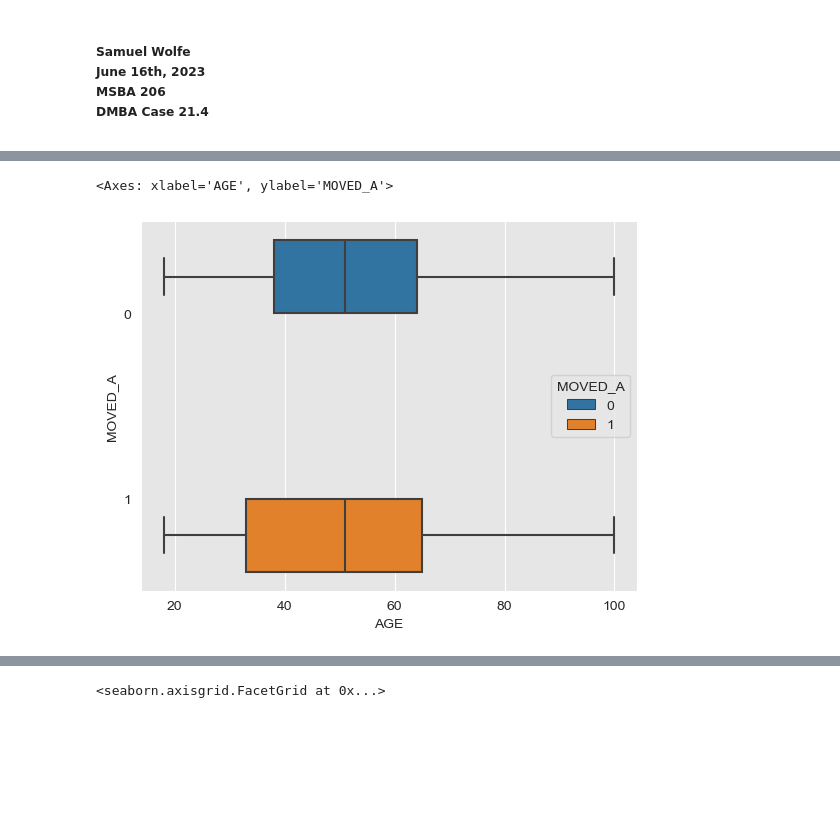
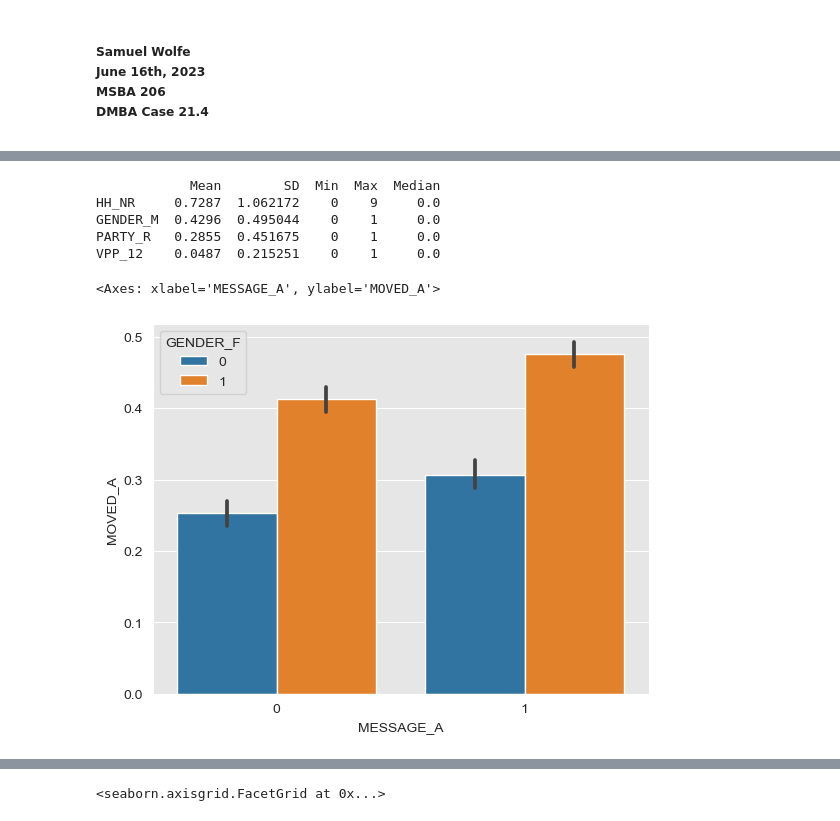
Before and after one commit to wolfesamk/MSBA-206, a Jupyter notebook: DMBA Case 21-4.ipynb, the cells around one changed output, grey strips where cells are left out. Drawn from its saved outputs; the diff is of its cells as text; code cells hidden in the pictures; blank space fills up the shorter version.

```diff
--- a/DMBA Case 21-4.ipynb
+++ b/DMBA Case 21-4.ipynb
@@ -68,8 +56,0 @@ print(xaxis)
-# %%
-#Charts
-#Boxplot of the top correlated values.
-sns.set_style("darkgrid", {"axes.facecolor": ".9"})
-sns.boxplot(
-    data=dfVotersNormTrim,
-    orient="h",
-    )
@@ -102,0 +119,13 @@ sns.boxplot(
+# %%
+#negatives
+listNeg = dfVotersCorrTgtNeg.index.to_list()
+dfVSTNeg = dfVotersSlim[dfVotersSlim.columns.intersection(listNeg)]
+dfVSTNegStats = statslist(dfVSTNeg).dropna()
+dfVSTNegStats = dfVSTNegStats.sort_values(by=['SD'], ascending=False)
+print(dfVSTNegStats)
+# %% [output]
+            Mean        SD  Min  Max  Median
+HH_NR     0.7287  1.062172    0    9     0.0
+GENDER_M  0.4296  0.495044    0    1     0.0
+PARTY_R   0.2855  0.451675    0    1     0.0
+VPP_12    0.0487  0.215251    0    1     0.0
@@ -103,12 +137,11 @@ sns.boxplot(
 # %%
-#Boxplot of AGE over MOVED_A
-sns.boxplot(
+#barplot 1
+sns.barplot(
     data=dfVoters,
-    x = 'AGE',
-    y = targetVar,
-    orient="h",
-    hue="MOVED_A"
-    )
+    y=targetVar,
+    x=flyerYN,
+    hue='GENDER_F'
+)
 # %% [output]
-<Axes: xlabel='AGE', ylabel='MOVED_A'>
+<Axes: xlabel='MESSAGE_A', ylabel='MOVED_A'>
-[figure, old version]
+[figure, new version]
```
Also changed, not shown: parts of 13 cells of this notebook.
